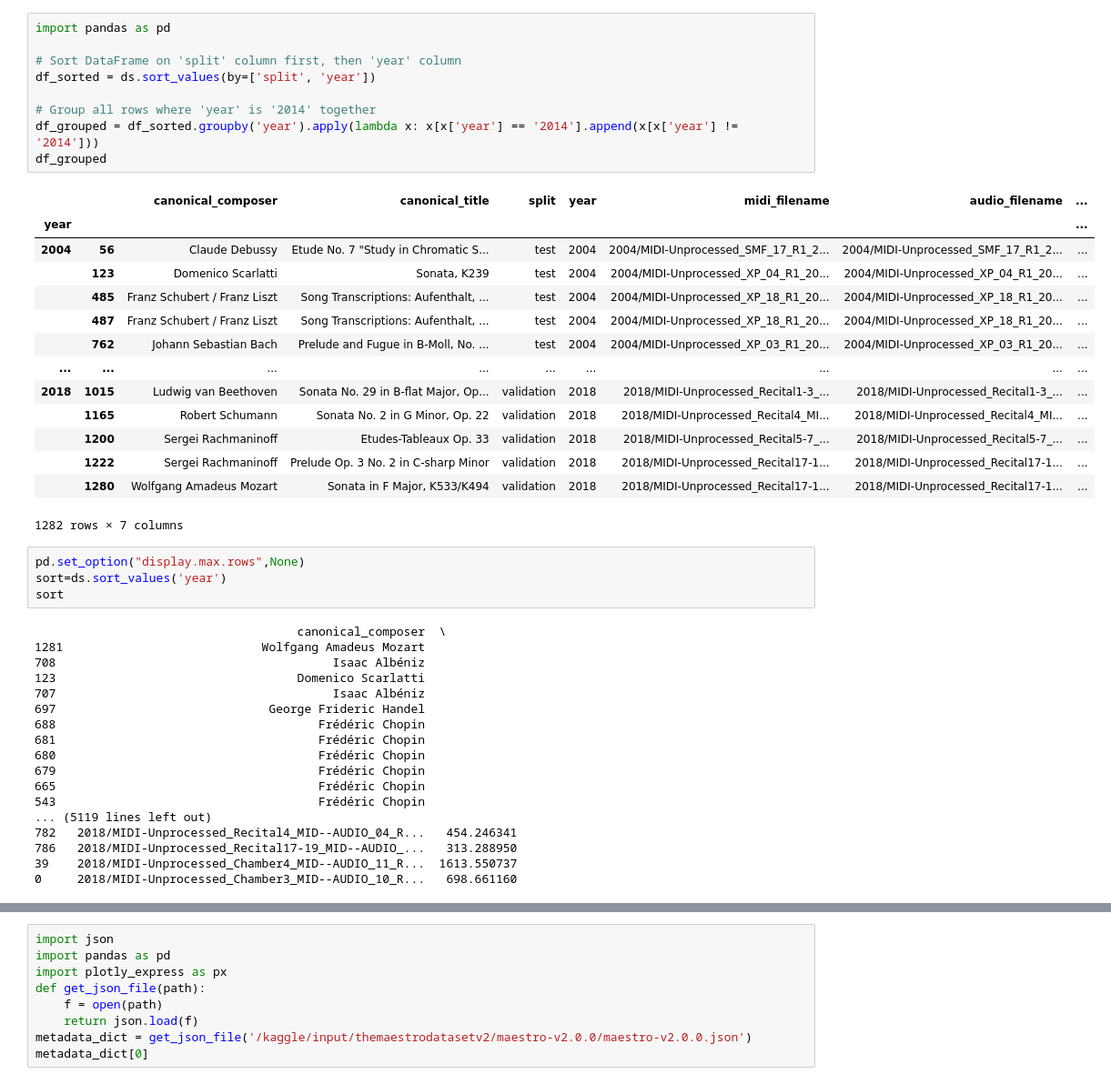
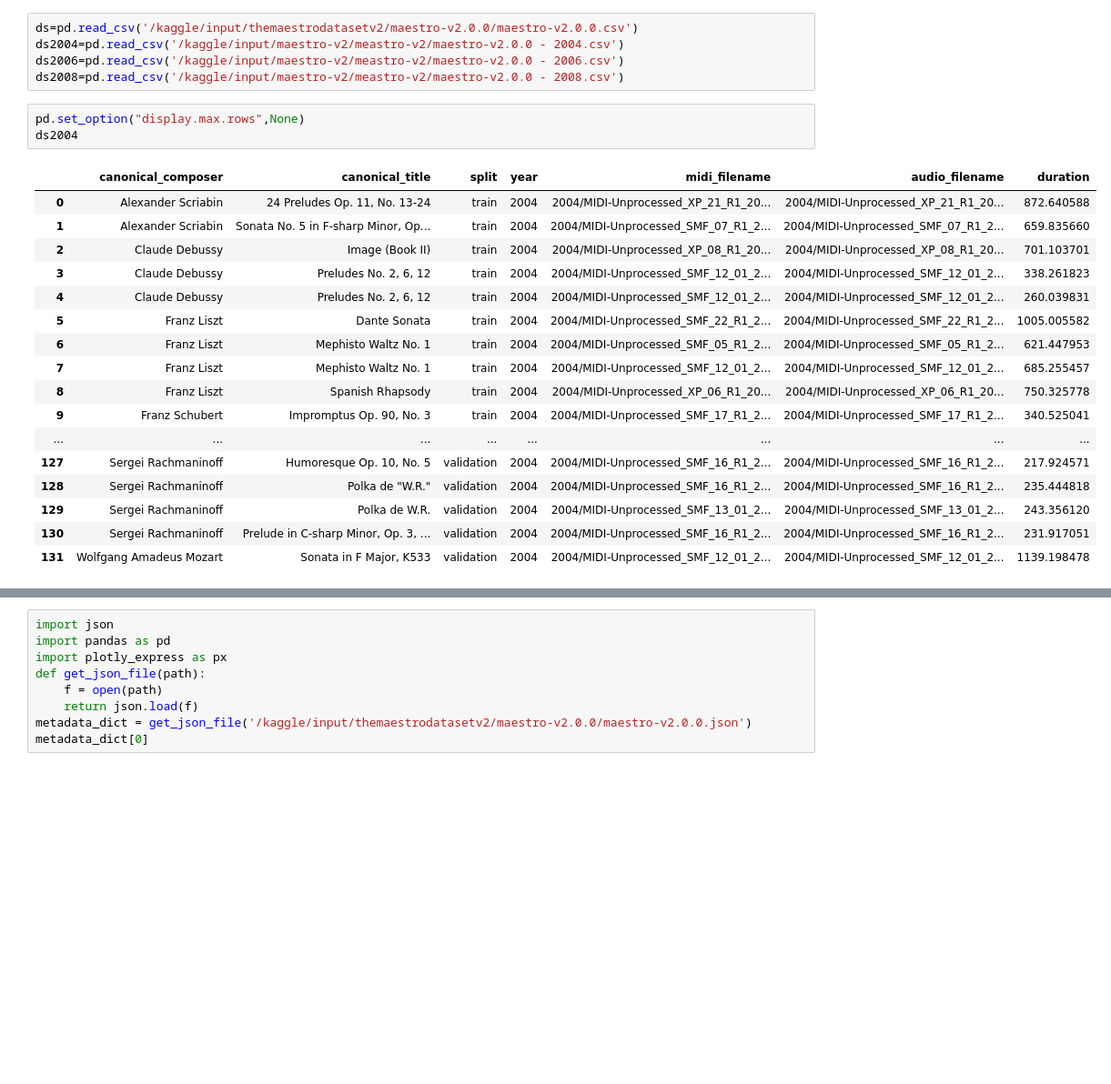
Before and after one commit to Data-Science-Community-SRM/Piano-Sheet-Converter, a Jupyter notebook: piano-sheet-converter.ipynb, the cells around one changed output, grey strips where cells are left out. Shown at 91% size. Drawn from its saved outputs; the diff is of its cells as text; blank space fills up the shorter version.

```diff
--- a/piano-sheet-converter.ipynb
+++ b/piano-sheet-converter.ipynb
@@ -95,46 +58,26 @@ sorted_df
-# %%
-import pandas as pd
-
-# Sort DataFrame on 'split' column first, then 'year' column
-df_sorted = ds.sort_values(by=['split', 'year'])
-
-# Group all rows where 'year' is '2014' together
-df_grouped = df_sorted.groupby('year').apply(lambda x: x[x['year'] == '2014'].append(x[x['year'] != '2014']))
-df_grouped
-# %% [output]
-|  |  | canonical_composer | canonical_title | split | year | midi_filename | audio_filename | ... |
-| year |  |  |  |  |  |  |  | ... |
-| 2004 | 56 | Claude Debussy | Etude No. 7 "Study in Chromatic S... | test | 2004 | 2004/MIDI-Unprocessed_SMF_17_R1_2... | 2004/MIDI-Unprocessed_SMF_17_R1_2... | ... |
-|  | 123 | Domenico Scarlatti | Sonata, K239 | test | 2004 | 2004/MIDI-Unprocessed_XP_04_R1_20... | 2004/MIDI-Unprocessed_XP_04_R1_20... | ... |
-|  | 485 | Franz Schubert / Franz Liszt | Song Transcriptions: Aufenthalt, ... | test | 2004 | 2004/MIDI-Unprocessed_XP_18_R1_20... | 2004/MIDI-Unprocessed_XP_18_R1_20... | ... |
-|  | 487 | Franz Schubert / Franz Liszt | Song Transcriptions: Aufenthalt, ... | test | 2004 | 2004/MIDI-Unprocessed_XP_18_R1_20... | 2004/MIDI-Unprocessed_XP_18_R1_20... | ... |
-|  | 762 | Johann Sebastian Bach | Prelude and Fugue in B-Moll, No. ... | test | 2004 | 2004/MIDI-Unprocessed_XP_03_R1_20... | 2004/MIDI-Unprocessed_XP_03_R1_20... | ... |
-| ... | ... | ... | ... | ... | ... | ... | ... | ... |
-| 2018 | 1015 | Ludwig van Beethoven | Sonata No. 29 in B-flat Major, Op... | validation | 2018 | 2018/MIDI-Unprocessed_Recital1-3_... | 2018/MIDI-Unprocessed_Recital1-3_... | ... |
-|  | 1165 | Robert Schumann | Sonata No. 2 in G Minor, Op. 22 | validation | 2018 | 2018/MIDI-Unprocessed_Recital4_MI... | 2018/MIDI-Unprocessed_Recital4_MI... | ... |
-|  | 1200 | Sergei Rachmaninoff | Etudes-Tableaux Op. 33 | validation | 2018 | 2018/MIDI-Unprocessed_Recital5-7_... | 2018/MIDI-Unprocessed_Recital5-7_... | ... |
-|  | 1222 | Sergei Rachmaninoff | Prelude Op. 3 No. 2 in C-sharp Minor | validation | 2018 | 2018/MIDI-Unprocessed_Recital17-1... | 2018/MIDI-Unprocessed_Recital17-1... | ... |
-|  | 1280 | Wolfgang Amadeus Mozart | Sonata in F Major, K533/K494 | validation | 2018 | 2018/MIDI-Unprocessed_Recital17-1... | 2018/MIDI-Unprocessed_Recital17-1... | ... |
-1282 rows × 7 columns
+# %%
+ds=pd.read_csv('/kaggle/input/themaestrodatasetv2/maestro-v2.0.0/maestro-v2.0.0.csv')
+ds2004=pd.read_csv('/kaggle/input/maestro-v2/meastro-v2/maestro-v2.0.0 - 2004.csv')
+ds2006=pd.read_csv('/kaggle/input/maestro-v2/meastro-v2/maestro-v2.0.0 - 2006.csv')
+ds2008=pd.read_csv('/kaggle/input/maestro-v2/meastro-v2/maestro-v2.0.0 - 2008.csv')
 # %%
 pd.set_option("display.max.rows",None)
-sort=ds.sort_values('year')
-sort
+ds2004
 # %% [output]
-                                     canonical_composer  \
-1281                            Wolfgang Amadeus Mozart
-708                                       Isaac Albéniz
-123                                  Domenico Scarlatti
-707                                       Isaac Albéniz
-697                              George Frideric Handel
-688                                     Frédéric Chopin
-681                                     Frédéric Chopin
-680                                     Frédéric Chopin
-679                                     Frédéric Chopin
-665                                     Frédéric Chopin
-543                                     Frédéric Chopin
-... (5119 lines left out)
-782   2018/MIDI-Unprocessed_Recital4_MID--AUDIO_04_R...   454.246341
-786   2018/MIDI-Unprocessed_Recital17-19_MID--AUDIO_...   313.288950
-39    2018/MIDI-Unprocessed_Chamber4_MID--AUDIO_11_R...  1613.550737
-0     2018/MIDI-Unprocessed_Chamber3_MID--AUDIO_10_R...   698.661160
+|  | canonical_composer | canonical_title | split | year | midi_filename | audio_filename | duration |
+| 0 | Alexander Scriabin | 24 Preludes Op. 11, No. 13-24 | train | 2004 | 2004/MIDI-Unprocessed_XP_21_R1_20... | 2004/MIDI-Unprocessed_XP_21_R1_20... | 872.640588 |
+| 1 | Alexander Scriabin | Sonata No. 5 in F-sharp Minor, Op... | train | 2004 | 2004/MIDI-Unprocessed_SMF_07_R1_2... | 2004/MIDI-Unprocessed_SMF_07_R1_2... | 659.835660 |
+| 2 | Claude Debussy | Image (Book II) | train | 2004 | 2004/MIDI-Unprocessed_XP_08_R1_20... | 2004/MIDI-Unprocessed_XP_08_R1_20... | 701.103701 |
+| 3 | Claude Debussy | Preludes No. 2, 6, 12 | train | 2004 | 2004/MIDI-Unprocessed_SMF_12_01_2... | 2004/MIDI-Unprocessed_SMF_12_01_2... | 338.261823 |
+| 4 | Claude Debussy | Preludes No. 2, 6, 12 | train | 2004 | 2004/MIDI-Unprocessed_SMF_12_01_2... | 2004/MIDI-Unprocessed_SMF_12_01_2... | 260.039831 |
+| 5 | Franz Liszt | Dante Sonata | train | 2004 | 2004/MIDI-Unprocessed_SMF_22_R1_2... | 2004/MIDI-Unprocessed_SMF_22_R1_2... | 1005.005582 |
+| 6 | Franz Liszt | Mephisto Waltz No. 1 | train | 2004 | 2004/MIDI-Unprocessed_SMF_05_R1_2... | 2004/MIDI-Unprocessed_SMF_05_R1_2... | 621.447953 |
+| 7 | Franz Liszt | Mephisto Waltz No. 1 | train | 2004 | 2004/MIDI-Unprocessed_SMF_12_01_2... | 2004/MIDI-Unprocessed_SMF_12_01_2... | 685.255457 |
+| 8 | Franz Liszt | Spanish Rhapsody | train | 2004 | 2004/MIDI-Unprocessed_XP_06_R1_20... | 2004/MIDI-Unprocessed_XP_06_R1_20... | 750.325778 |
+| 9 | Franz Schubert | Impromptus Op. 90, No. 3 | train | 2004 | 2004/MIDI-Unprocessed_SMF_17_R1_2... | 2004/MIDI-Unprocessed_SMF_17_R1_2... | 340.525041 |
+| ... | ... | ... | ... | ... | ... | ... | ... |
+| 127 | Sergei Rachmaninoff | Humoresque Op. 10, No. 5 | validation | 2004 | 2004/MIDI-Unprocessed_SMF_16_R1_2... | 2004/MIDI-Unprocessed_SMF_16_R1_2... | 217.924571 |
+| 128 | Sergei Rachmaninoff | Polka de "W.R." | validation | 2004 | 2004/MIDI-Unprocessed_SMF_16_R1_2... | 2004/MIDI-Unprocessed_SMF_16_R1_2... | 235.444818 |
+| 129 | Sergei Rachmaninoff | Polka de W.R. | validation | 2004 | 2004/MIDI-Unprocessed_SMF_13_01_2... | 2004/MIDI-Unprocessed_SMF_13_01_2... | 243.356120 |
+| 130 | Sergei Rachmaninoff | Prelude in C-sharp Minor, Op. 3, ... | validation | 2004 | 2004/MIDI-Unprocessed_SMF_16_R1_2... | 2004/MIDI-Unprocessed_SMF_16_R1_2... | 231.917051 |
+| 131 | Wolfgang Amadeus Mozart | Sonata in F Major, K533 | validation | 2004 | 2004/MIDI-Unprocessed_SMF_12_01_2... | 2004/MIDI-Unprocessed_SMF_12_01_2... | 1139.198478 |
```
Also changed, not shown: parts of 19 cells of this notebook.
